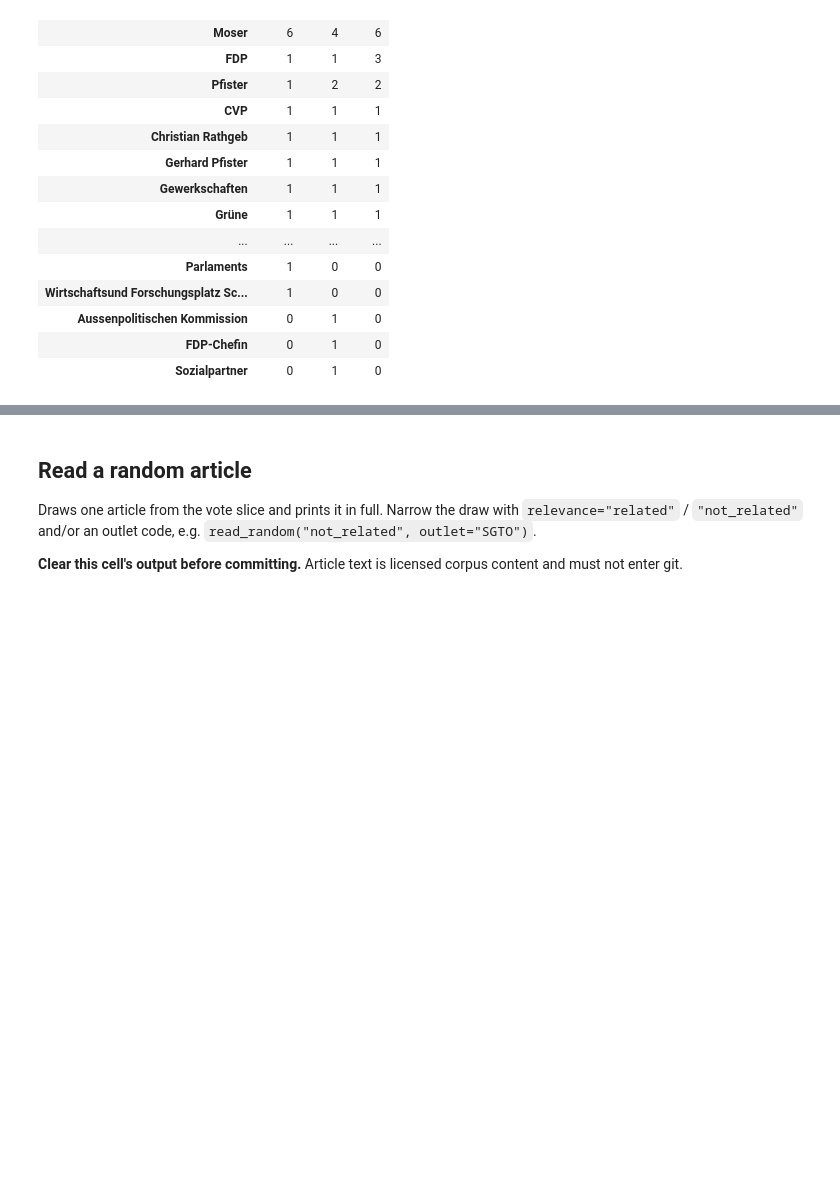
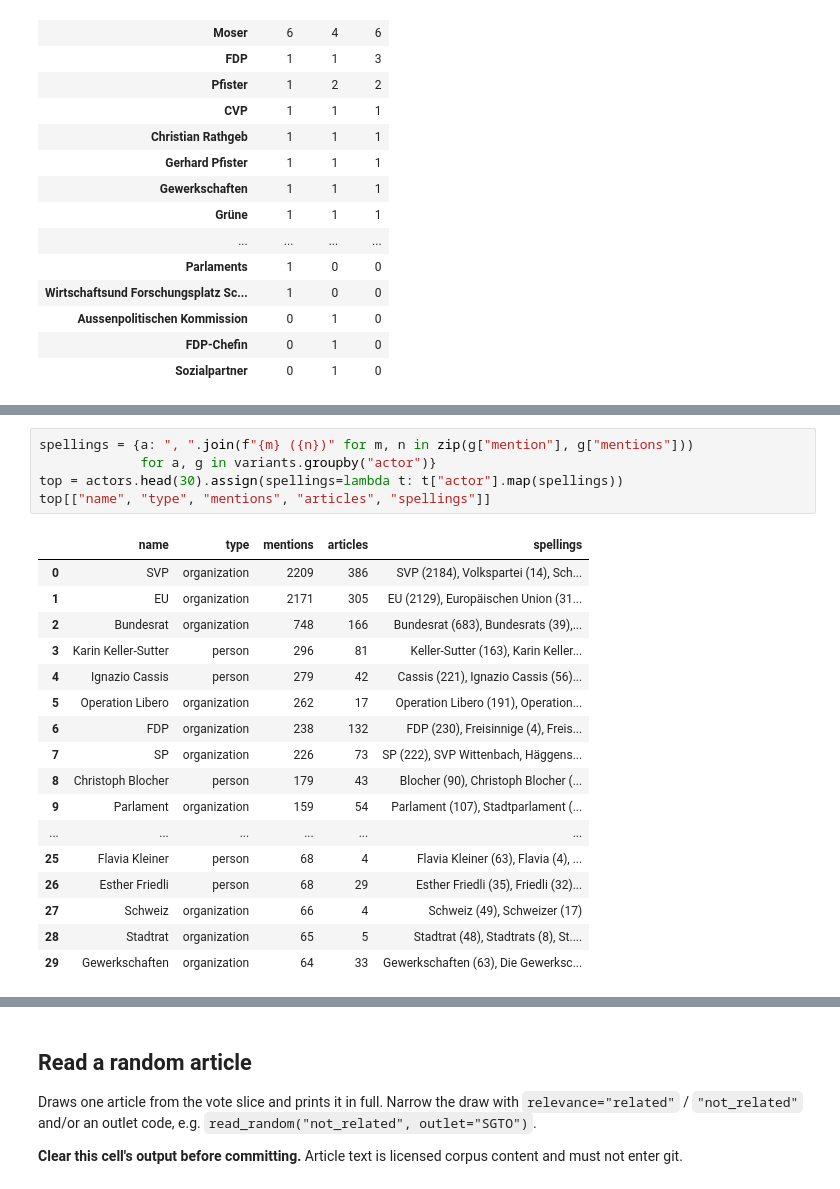
Before and after one commit to RasanYo/political-graph-rag, a Jupyter notebook: notebooks/02_explore_ner_de.ipynb, the cells around one changed output, grey strips where cells are left out. Drawn from its saved outputs; the diff is of its cells as text; blank space fills up the shorter version.

```diff
--- a/notebooks/02_explore_ner_de.ipynb
+++ b/notebooks/02_explore_ner_de.ipynb
@@ -972,0 +1179,23 @@ side_by_side(example["id"])
+# %%
+spellings = {a: ", ".join(f"{m} ({n})" for m, n in zip(g["mention"], g["mentions"]))
+             for a, g in variants.groupby("actor")}
+top = actors.head(30).assign(spellings=lambda t: t["actor"].map(spellings))
+top[["name", "type", "mentions", "articles", "spellings"]]
+# %% [output]
+|  | name | type | mentions | articles | spellings |
+| 0 | SVP | organization | 2209 | 386 | SVP (2184), Volkspartei (14), Sch... |
+| 1 | EU | organization | 2171 | 305 | EU (2129), Europäischen Union (31... |
+| 2 | Bundesrat | organization | 748 | 166 | Bundesrat (683), Bundesrats (39),... |
+| 3 | Karin Keller-Sutter | person | 296 | 81 | Keller-Sutter (163), Karin Keller... |
+| 4 | Ignazio Cassis | person | 279 | 42 | Cassis (221), Ignazio Cassis (56)... |
+| 5 | Operation Libero | organization | 262 | 17 | Operation Libero (191), Operation... |
+| 6 | FDP | organization | 238 | 132 | FDP (230), Freisinnige (4), Freis... |
+| 7 | SP | organization | 226 | 73 | SP (222), SVP Wittenbach, Häggens... |
+| 8 | Christoph Blocher | person | 179 | 43 | Blocher (90), Christoph Blocher (... |
+| 9 | Parlament | organization | 159 | 54 | Parlament (107), Stadtparlament (... |
+| ... | ... | ... | ... | ... | ... |
+| 25 | Flavia Kleiner | person | 68 | 4 | Flavia Kleiner (63), Flavia (4), ... |
+| 26 | Esther Friedli | person | 68 | 29 | Esther Friedli (35), Friedli (32)... |
+| 27 | Schweiz | organization | 66 | 4 | Schweiz (49), Schweizer (17) |
+| 28 | Stadtrat | organization | 65 | 5 | Stadtrat (48), Stadtrats (8), St.... |
+| 29 | Gewerkschaften | organization | 64 | 33 | Gewerkschaften (63), Die Gewerksc... |
```
Also changed, not shown: parts of 4 cells of this notebook.
